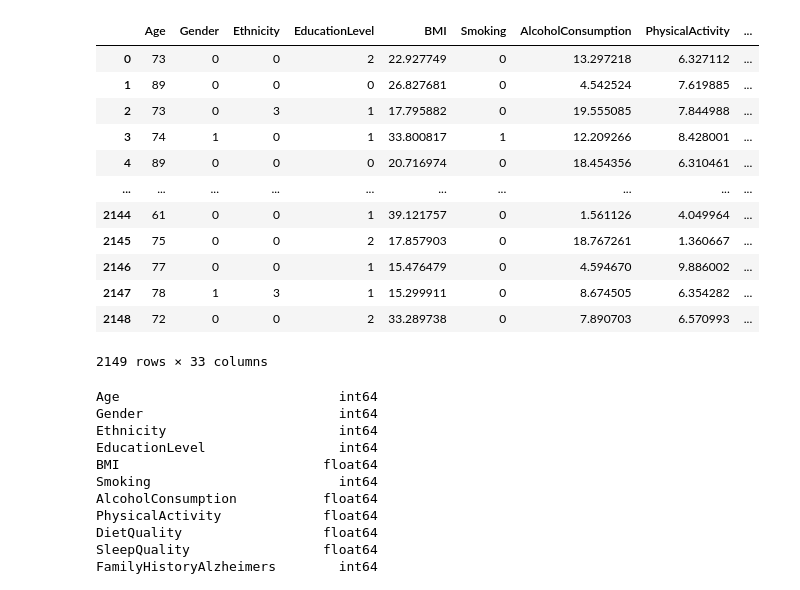
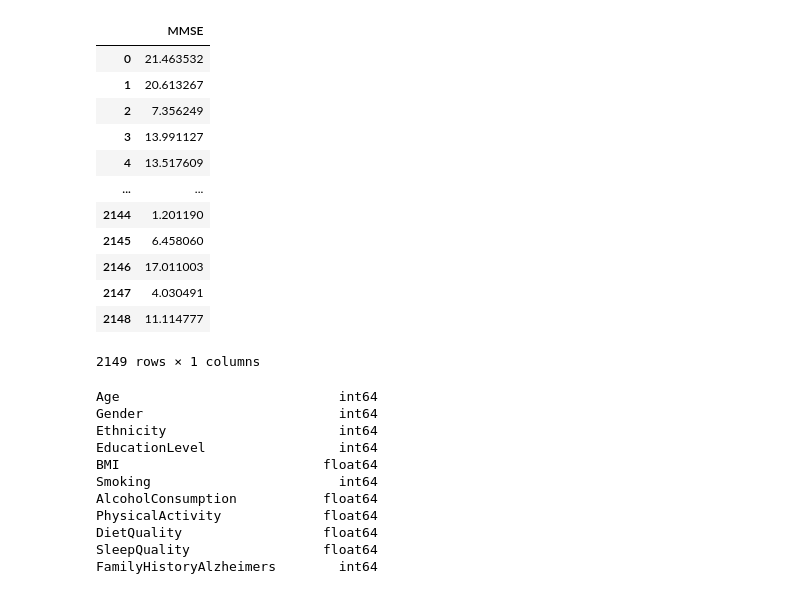
Before and after one commit to marcottemick/alzheimer_form, a Jupyter notebook: IA/EDA.ipynb, the cells around one changed output. Cells and saved outputs as stored; diff of their text form; code cells hidden in the pictures.

```diff
--- a/IA/EDA.ipynb
+++ b/IA/EDA.ipynb
@@ -6,22 +6,22 @@ from sklearn.preprocessing import LabelEncoder
 # %%
 df = pd.read_csv('alzheimers_disease_data.csv', sep=',')
 # suppression des colonnes d'identification du patient et du médecin traitant, inutile pour le développement d'un modèle
 df = df.drop(columns=['PatientID', 'DoctorInCharge'])
-df
+df[['MMSE']]
 # %% [output]
-|  | Age | Gender | Ethnicity | EducationLevel | BMI | Smoking | AlcoholConsumption | PhysicalActivity | ... |
-| 0 | 73 | 0 | 0 | 2 | 22.927749 | 0 | 13.297218 | 6.327112 | ... |
-| 1 | 89 | 0 | 0 | 0 | 26.827681 | 0 | 4.542524 | 7.619885 | ... |
-| 2 | 73 | 0 | 3 | 1 | 17.795882 | 0 | 19.555085 | 7.844988 | ... |
-| 3 | 74 | 1 | 0 | 1 | 33.800817 | 1 | 12.209266 | 8.428001 | ... |
-| 4 | 89 | 0 | 0 | 0 | 20.716974 | 0 | 18.454356 | 6.310461 | ... |
-| ... | ... | ... | ... | ... | ... | ... | ... | ... | ... |
-| 2144 | 61 | 0 | 0 | 1 | 39.121757 | 0 | 1.561126 | 4.049964 | ... |
-| 2145 | 75 | 0 | 0 | 2 | 17.857903 | 0 | 18.767261 | 1.360667 | ... |
-| 2146 | 77 | 0 | 0 | 1 | 15.476479 | 0 | 4.594670 | 9.886002 | ... |
-| 2147 | 78 | 1 | 3 | 1 | 15.299911 | 0 | 8.674505 | 6.354282 | ... |
-| 2148 | 72 | 0 | 0 | 2 | 33.289738 | 0 | 7.890703 | 6.570993 | ... |
+|  | MMSE |
+| 0 | 21.463532 |
+| 1 | 20.613267 |
+| 2 | 7.356249 |
+| 3 | 13.991127 |
+| 4 | 13.517609 |
+| ... | ... |
+| 2144 | 1.201190 |
+| 2145 | 6.458060 |
+| 2146 | 17.011003 |
+| 2147 | 4.030491 |
+| 2148 | 11.114777 |
-2149 rows × 33 columns
+2149 rows × 1 columns
 # %%
 df.dtypes
 # %% [output]
```
Also changed, not shown: 15 other files.
